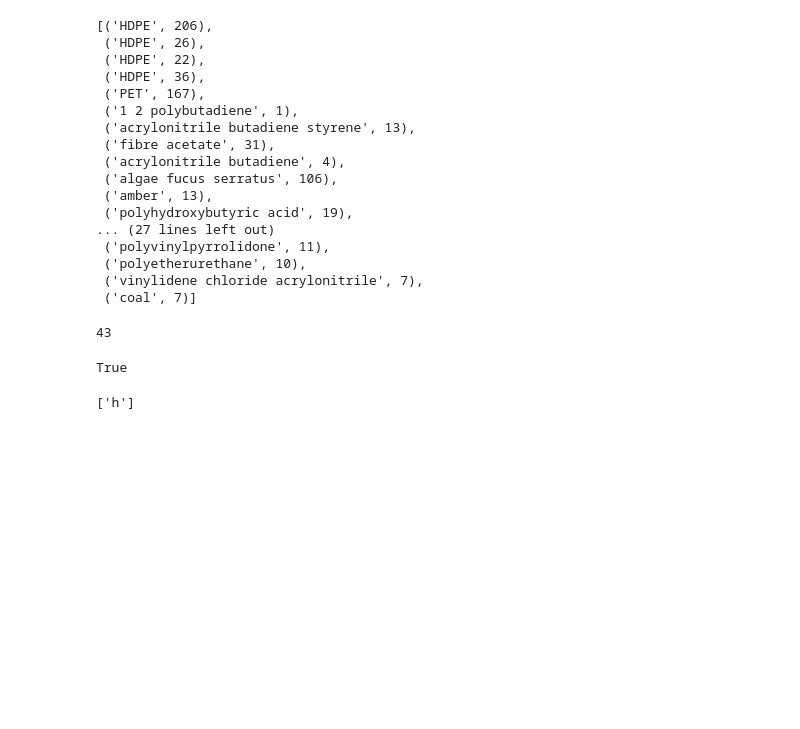
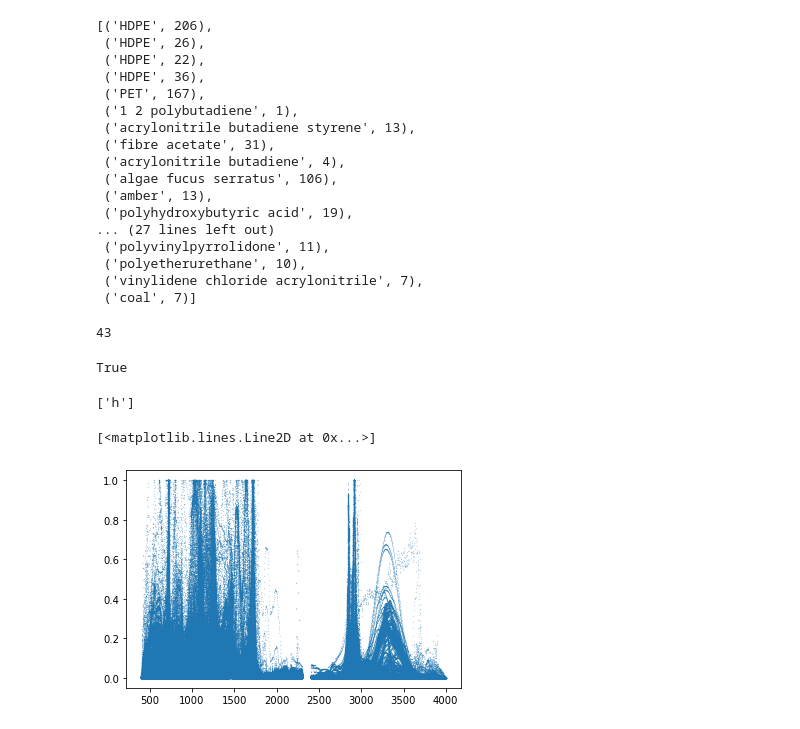
Before and after one commit to Ocean-Wise/OpenSpecy_data_sorting, a Jupyter notebook: nb_data_clustering.ipynb, the cells around one changed output. Saved outputs shown, nothing was run; the diff lists cells and outputs as text; code cells hidden in the pictures; blank space fills up the shorter version.

Commit message:
smoothing library spectra and removing extraneous portions

```diff
--- a/nb_data_clustering.ipynb
+++ b/nb_data_clustering.ipynb
@@ -118,3 +118,12 @@ True
 next((i for i,v in enumerate([3,4,5,6]) if v>9), ['h'])
 # %% [output]
 ['h']
+# %%
+import pandas as pd
+import matplotlib.pyplot as plt
+OS_library = pd.read_csv('ftir_library.csv')
+OS_library = OS_library[(OS_library['wavenumber']<2300) | (OS_library['wavenumber']>2400)]
+plt.plot(OS_library['wavenumber'],OS_library['intensity'],'o', markersize = .1)
+# %% [output]
+[<matplotlib.lines.Line2D at 0x...>]
+[figure, added]
```
Also changed, not shown: parts of 3 cells of this notebook, 3 other files.
